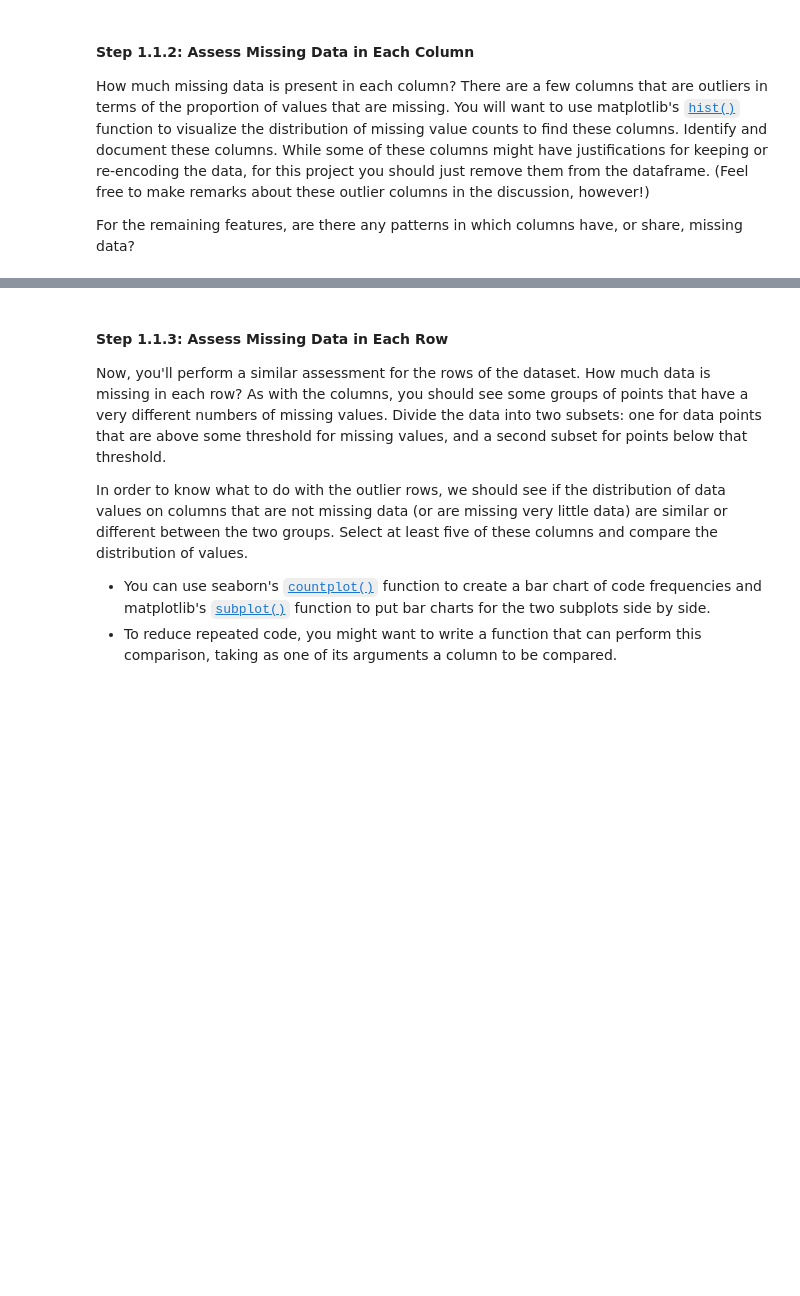
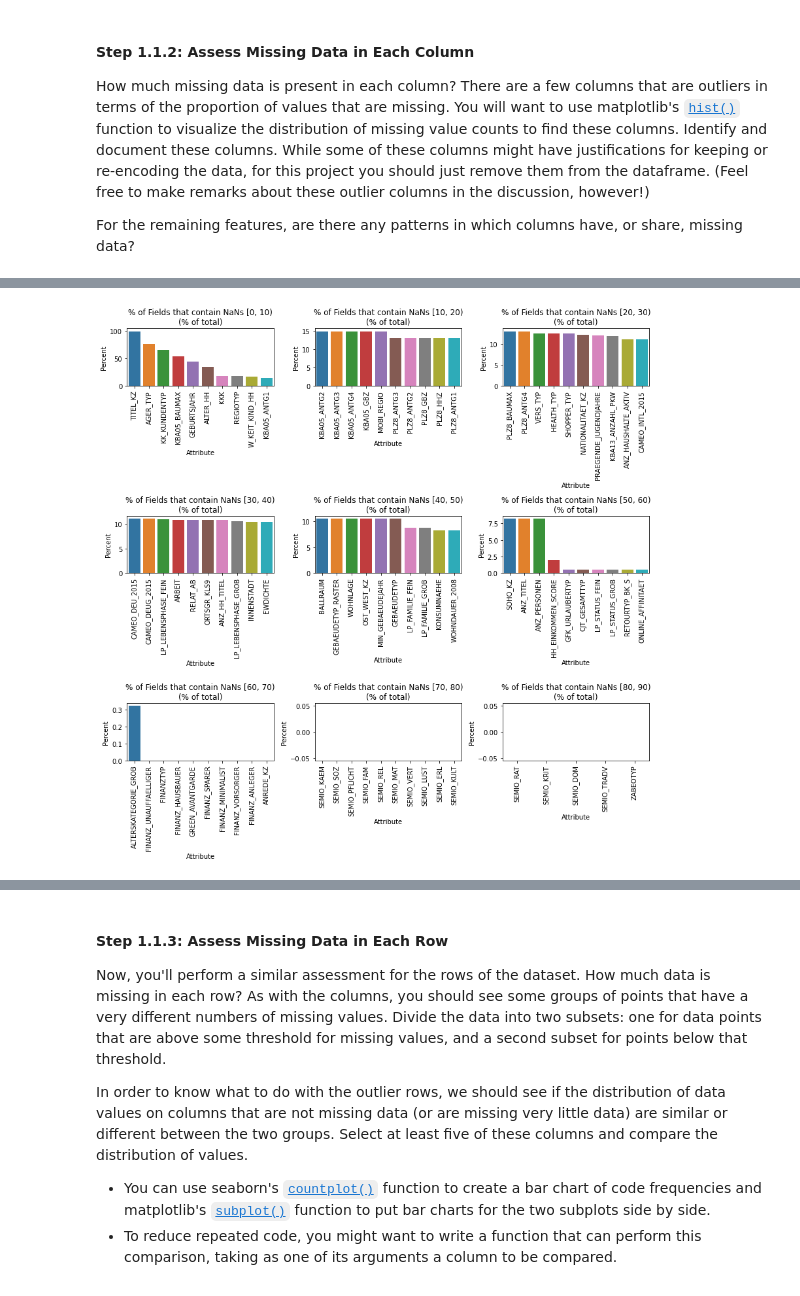
Before and after one commit to amcumber/udacity-identify-customer-segments, a Jupyter notebook: Identify_Customer_Segments.ipynb, the cells around one changed output, grey strips where cells are left out. Saved outputs shown, nothing was run; the diff lists cells and outputs as text; code cells hidden in the pictures; blank space fills up the shorter version.

```diff
--- a/Identify_Customer_Segments.ipynb
+++ b/Identify_Customer_Segments.ipynb
@@ -187,0 +193,13 @@ Text(0.5, 1.0, '...')
+# %%
+na_hist = get_na_freq(azdias)
+dim = (3,3)
+fig, axs = plt.subplots(dim[0],dim[1], tight_layout=True, figsize=(12,12))
+for i in range(dim[0]*dim[1]):
+    ax = plt.subplot(dim[0],dim[1], i+1)
+    sns.barplot(x='Attribute', y='Percent', data=na_hist.iloc[(i*10):((i+1)*10), :], ax=ax)  #, ax=axs[i//3,i%3])
+    plt.xticks(rotation=90)
+    ax.set_title(f'% of Fields that contain NaNs [{i*10}, {(i+1)*10})\n(% of total)')
+
+plt.show()
+# %% [output]
+[figure, added]
```
Also changed, not shown: parts of 21 cells of this notebook.
